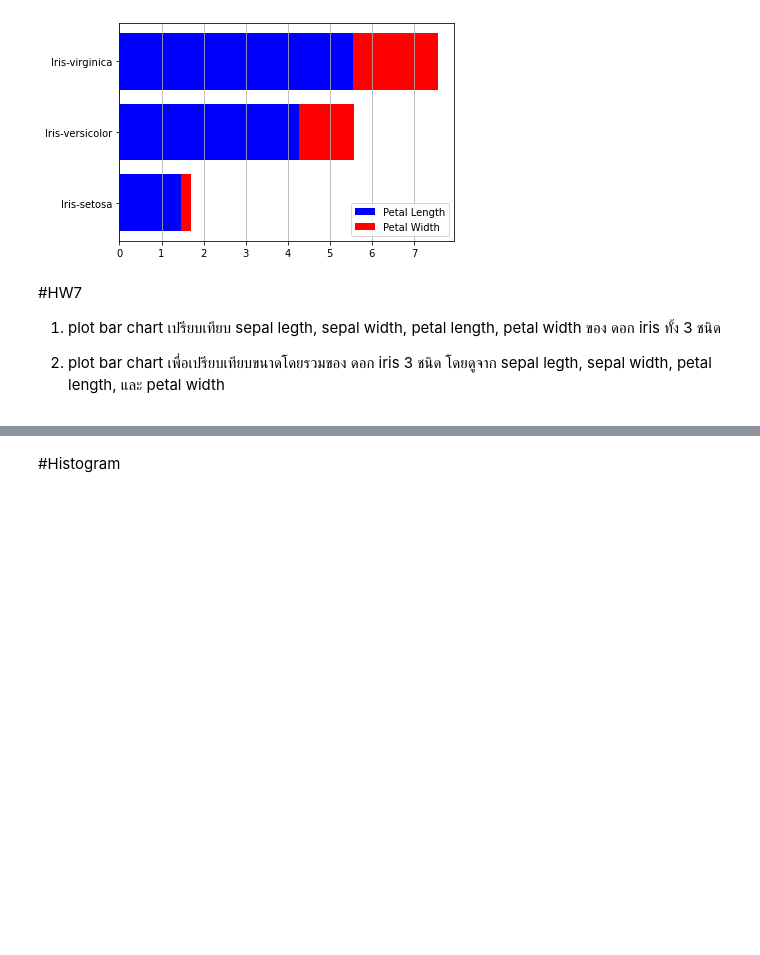
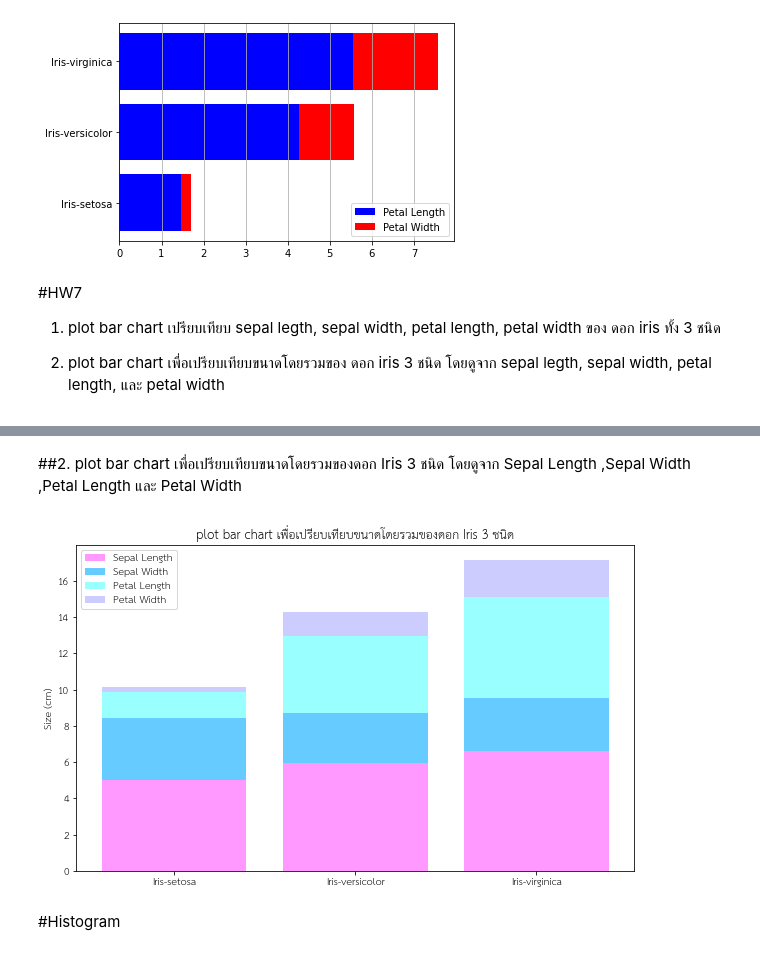
Before and after one commit to Kanyarat-S/data_viz_2020, a Jupyter notebook: DataViz04_Data_Comparison.ipynb, the cells around one changed output, grey strips where cells are left out. Saved outputs shown, nothing was run; the diff lists cells and outputs as text; code cells hidden in the pictures; blank space fills up the shorter version.

```diff
--- a/DataViz04_Data_Comparison.ipynb
+++ b/DataViz04_Data_Comparison.ipynb
@@ -279,3 +306,20 @@ plt.legend();
+# %% [markdown]
+##2. plot bar chart เพื่อเปรียบเทียบขนาดโดยรวมของดอก Iris 3 ชนิด โดยดูจาก Sepal Length ,Sepal Width ,Petal Length และ Petal Width
+# %%
+plt.figure(figsize=[10,6]) #กำหนดขนาดของรูปในแนวตั้งและแนวนอน
+width = 0.2
+
+plt.bar([1,2,3],sample_data['SepalLength'],color='#FF99FF',label='Sepal Length')
+plt.bar([1,2,3],sample_data['SepalWidth'],bottom = sample_data['SepalLength'],color='#66CCFF',label='Sepal Width')
+plt.bar([1,2,3],sample_data['PetalLength'],bottom = sample_data['SepalLength']+ sample_data['SepalWidth'],color='#99FFFF',label='Petal Length') #ดอกที่ 2 versicolor
+plt.bar([1,2,3],sample_data['PetalWidth'],bottom = sample_data['PetalLength'] + sample_data['SepalLength'] + sample_data['SepalWidth'],color='#CCCCFF',label='Petal Width')
+
+plt.title('plot bar chart เพื่อเปรียบเทียบขนาดโดยรวมของดอก Iris 3 ชนิด');
+plt.ylabel('Size (cm)')
+plt.xticks([1,2,3],sample_data.reset_index()['Name'])
+plt.legend();
+# %% [output]
+[figure, added]
 # %% [markdown]
 #Histogram
 # %% [markdown]
```
Also changed, not shown: parts of 4 cells of this notebook.
